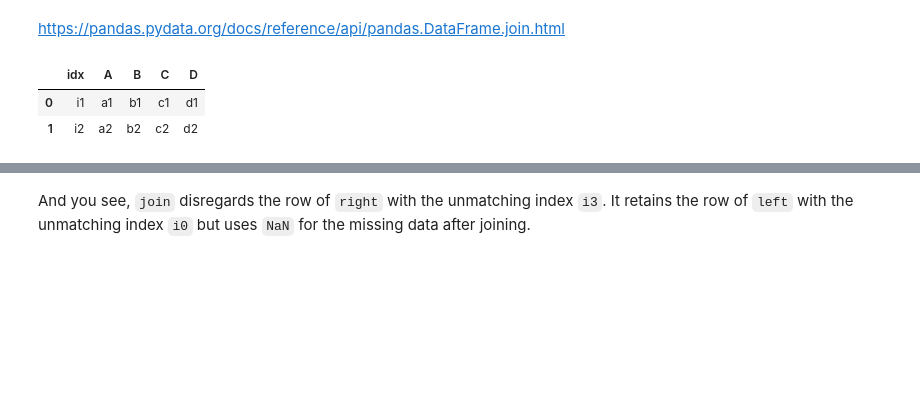
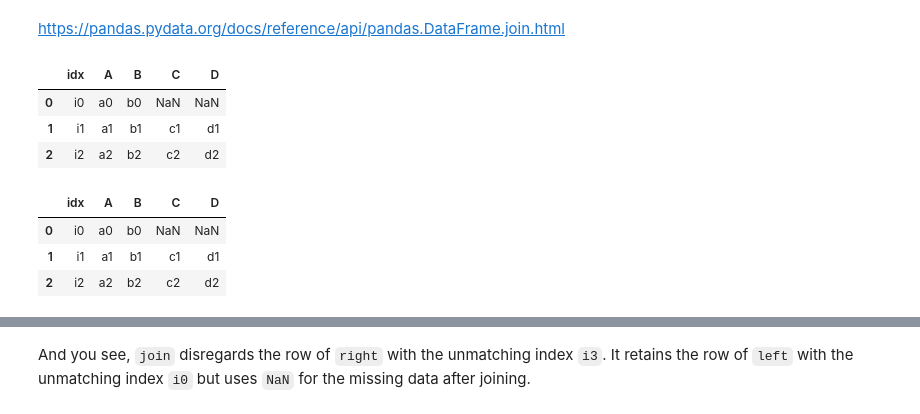
Before and after one commit to trotskitten/lab-pandas-merge-en, a Jupyter notebook: your-code/pandas_1_concat-merge-join.ipynb, the cells around one changed output, grey strips where cells are left out. Saved outputs shown, nothing was run; the diff lists cells and outputs as text; code cells hidden in the pictures; blank space fills up the shorter version.

```diff
--- a/your-code/pandas_1_concat-merge-join.ipynb
+++ b/your-code/pandas_1_concat-merge-join.ipynb
@@ -179,8 +179,16 @@ right
 https://pandas.pydata.org/docs/reference/api/pandas.DataFrame.join.html
 # %%
 # your code here
-left.merge(right)
+left.merge(right, how = 'inner')
 # %% [output]
 |  | idx | A | B | C | D |
-| 0 | i1 | a1 | b1 | c1 | d1 |
-| 1 | i2 | a2 | b2 | c2 | d2 |
+| 0 | i0 | a0 | b0 | NaN | NaN |
+| 1 | i1 | a1 | b1 | c1 | d1 |
+| 2 | i2 | a2 | b2 | c2 | d2 |
+# %%
+left.merge(right, how = 'left')
+# %% [output]
+|  | idx | A | B | C | D |
+| 0 | i0 | a0 | b0 | NaN | NaN |
+| 1 | i1 | a1 | b1 | c1 | d1 |
+| 2 | i2 | a2 | b2 | c2 | d2 |
```
Also changed, not shown: parts of 5 cells of this notebook.
